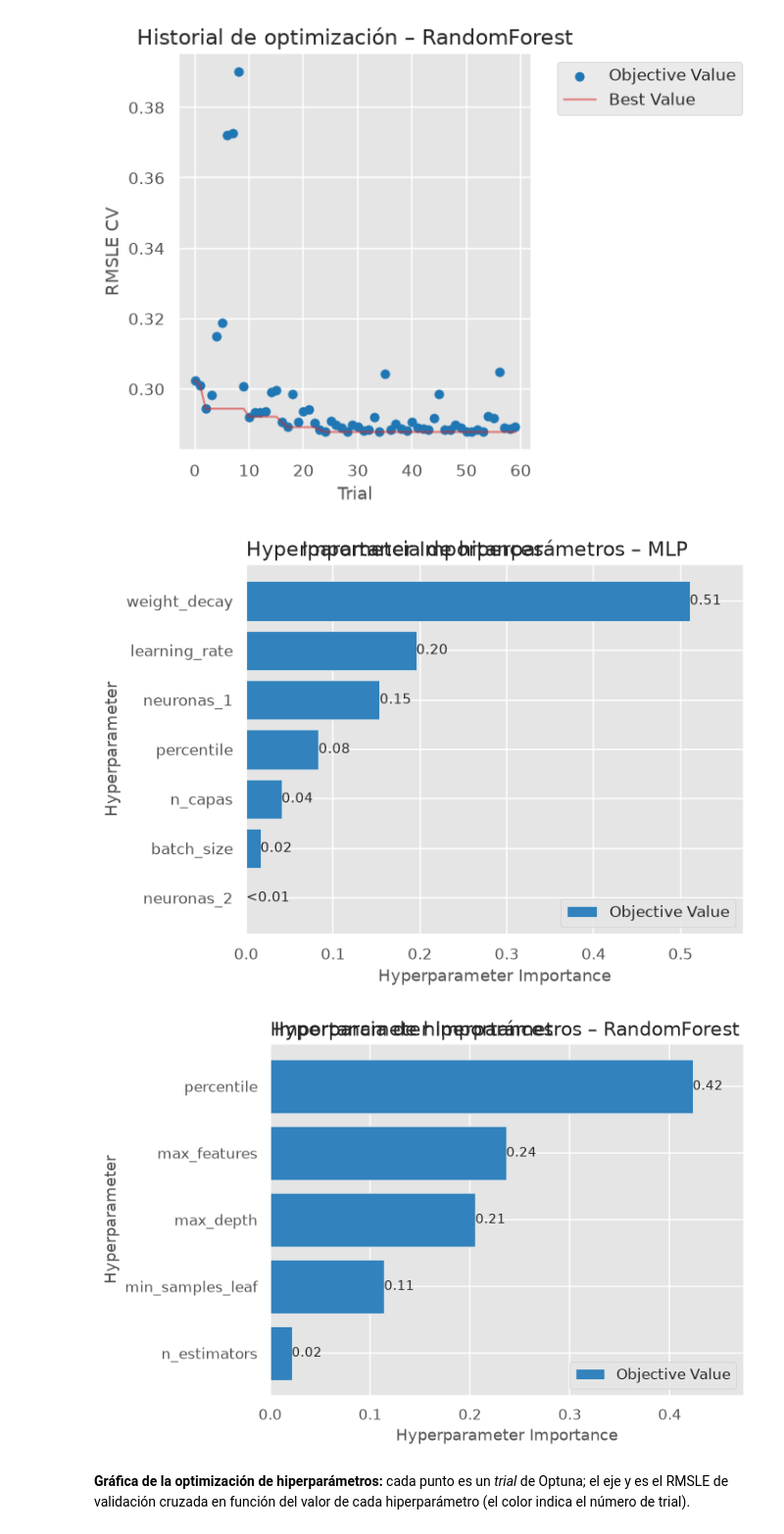
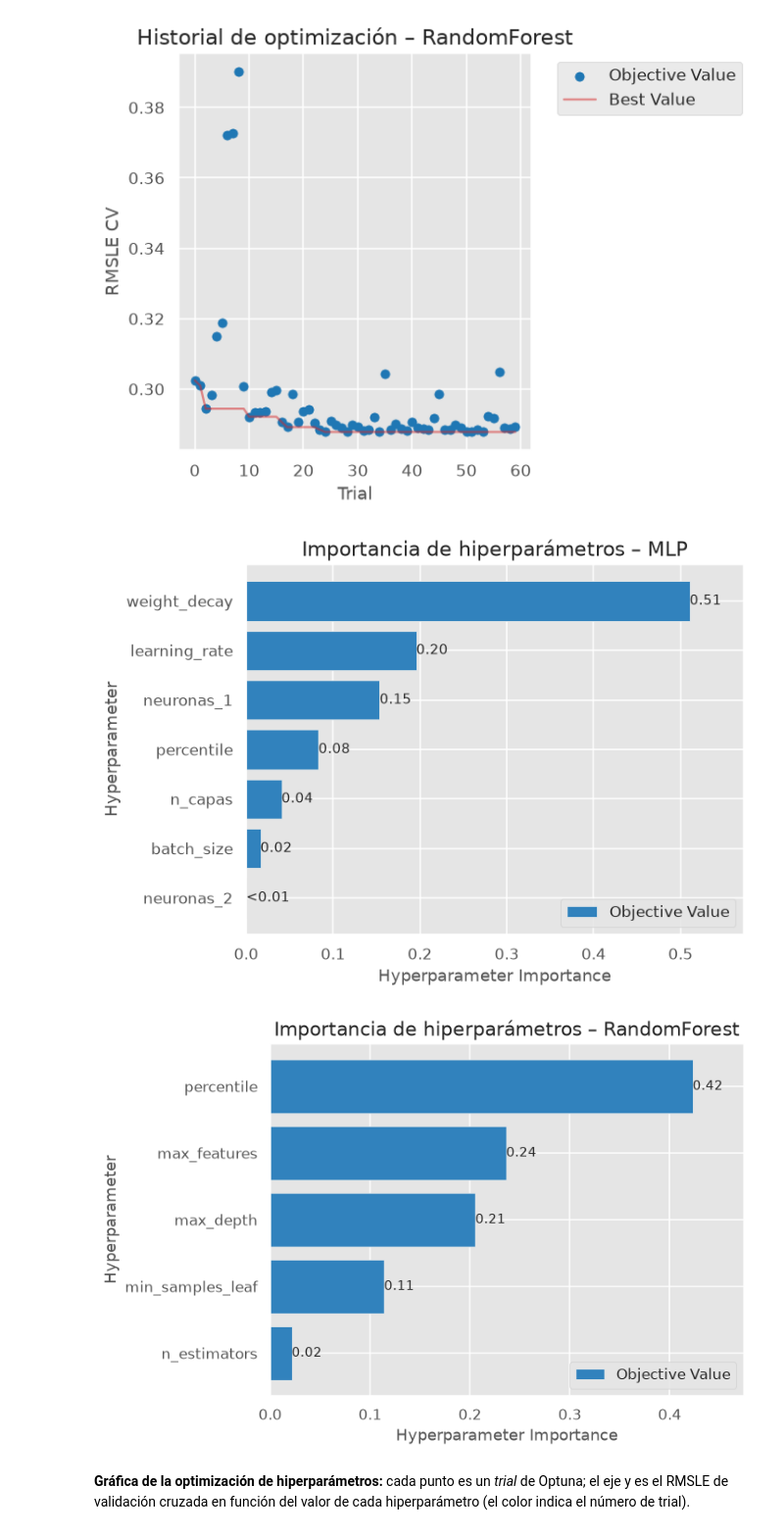
Before and after one commit to marcejose-ec/usfq-supervisado-proyecto-final, a Jupyter notebook: proyecto_ml_casas_quito.ipynb, the cells around one changed output. Shown at 98% size. Saved outputs shown, nothing was run; the diff lists cells and outputs as text; code cells hidden in the pictures.

```diff
--- a/proyecto_ml_casas_quito.ipynb
+++ b/proyecto_ml_casas_quito.ipynb
@@ -654,3 +707,17 @@ pd.DataFrame(filas).set_index(["variable", "tipo"]).round(1)
 |  | departamento | 56.1 | 0.6 |
 | banos | casa | 3.5 | 4.9 |
 |  | departamento | 11.1 | 19.3 |
+# %%
+# ¿La diferencia se mantiene al comparar dentro de una misma fuente? (solo fuentes con ≥ 15 anuncios con y sin el dato)
+filas = []
+for c, t in [("banos", "departamento"), ("alicuota", "departamento"), ("antiguedad_anios", "casa"),
+             ("piso", "departamento")]:
+    g_tipo = df[df["tipo"] == t]
+    for f, g in g_tipo[g_tipo["fuente"].isin(["icasas.ec", "remax.com.ec", "arriendayvende.com", "trivo.com.ec"])].groupby("fuente"):
+        falta = g[c].isna()
+        delta = np.nan
+        if falta.sum() >= 15 and (~falta).sum() >= 15:
+            delta = (np.exp(g.loc[falta, "resid_pm2"].mean() - g.loc[~falta, "resid_pm2"].mean()) - 1) * 100
+        filas.append({"variable": c, "tipo": t, "fuente": f, "n": len(g), "% faltante": 100 * falta.mean(),
+                      "Δ residuo (faltante − presente) %": delta})
+pd.DataFrame(filas).set_index(["variable", "tipo", "fuente"]).round(1)
@@ -1126,7 +1234,7 @@ def optimizar(nombre_modelo):
 
     estudio = optuna.create_study(direction="minimize", study_name=nombre_modelo,
                                   sampler=optuna.samplers.TPESampler(seed=SEED))
-    estudio.optimize(objetivo, n_trials=N_TRIALS_MODELO[nombre_modelo], show_progress_bar=True)
+    estudio.optimize(objetivo, n_trials=N_TRIALS_MODELO[nombre_modelo], show_progress_bar=False)
     print(f"{nombre_modelo}: mejor RMSLE CV = {estudio.best_value:.4f} | {estudio.best_params}")
     return estudio
 
@@ -1149,11 +1259,12 @@ for nombre in PRINCIPALES:
 # %%
 for nombre in PRINCIPALES:
     ax = ovm.plot_param_importances(estudios[nombre])
+    ax.set_title("", loc="left")   # Optuna pone su propio título a la izquierda
     ax.set_title(f"Importancia de hiperparámetros – {nombre}")
     plt.show()
 # %% [output]
-[figure, old version]
+[figure, new version]
-[figure, old version]
+[figure, new version]
 # %% [markdown]
 **Gráfica de la optimización de hiperparámetros:** cada punto es un *trial* de Optuna; el eje y es el RMSLE de
 validación cruzada en función del valor de cada hiperparámetro (el color indica el número de trial).
```
Also changed, not shown: parts of 29 cells of this notebook, 4 other files.
